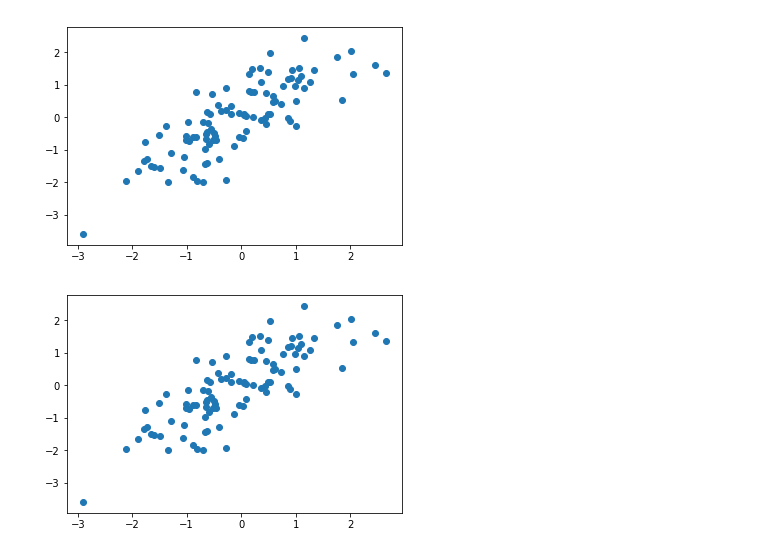
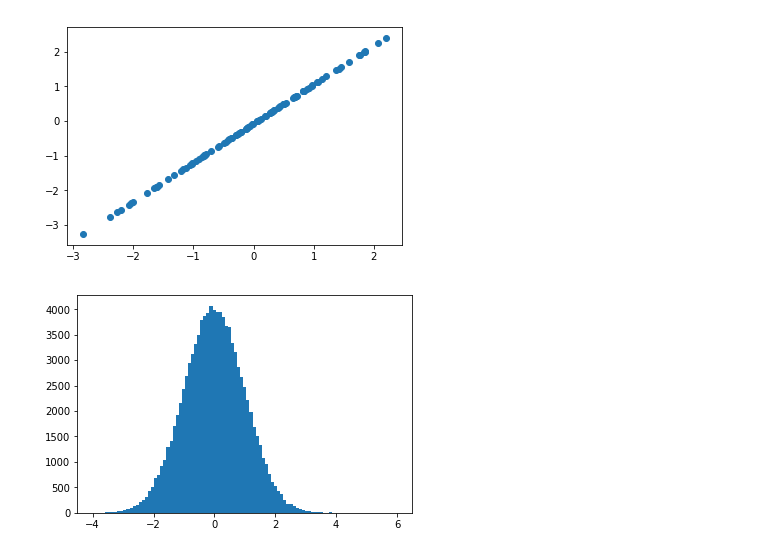
Before and after one commit to Szarad/MPUM_rozwiazania, a Jupyter notebook: Rozwiazania.ipynb, the cells around one changed output. Cells and saved outputs as stored; diff of their text form; code cells hidden in the pictures.

```diff
--- a/Rozwiazania.ipynb
+++ b/Rozwiazania.ipynb
@@ -19,22 +19,21 @@ plt.show()
 # %%
 from sklearn.decomposition import PCA
 mean, cov, n = [0, 0], [[1,1],[1,1.5]], 100
 x = np.random.multivariate_normal(mean, cov, n)
-fig = plt.figure(1) # plot
-plot1 = plt.scatter(x[:, 0], x[:, 1])
-pca = PCA(n_components=2)
-X_pca = pca.fit(x).transform(x)
+pca = PCA(n_components=1)
+pca.fit(x)
+X_pca = pca.transform(x)
 X_new = pca.inverse_transform(X_pca)
-fig = plt.figure(2) # plot
 plot1 = plt.scatter(X_new[:, 0], X_new[:, 1])
 plt.show()
 # %% [output]
-[figure, old version]
+[figure, new version]
-[figure, removed]
 # %%
 mean = [0,0]
 cov = [[1, 0], [0, 100]]
 x,y= np.random.multivariate_normal(mean, cov, 100000).T
-bins = np.linspace(-4, 10, 100)
-plt.hist(x, bins, alpha=0.5)
+bins = np.linspace(-4, 6, 100)
+plt.hist(x, bins)
 plt.show()
+# %% [output]
+[figure, added]
```
Also changed, not shown: parts of 3 cells of this notebook.
